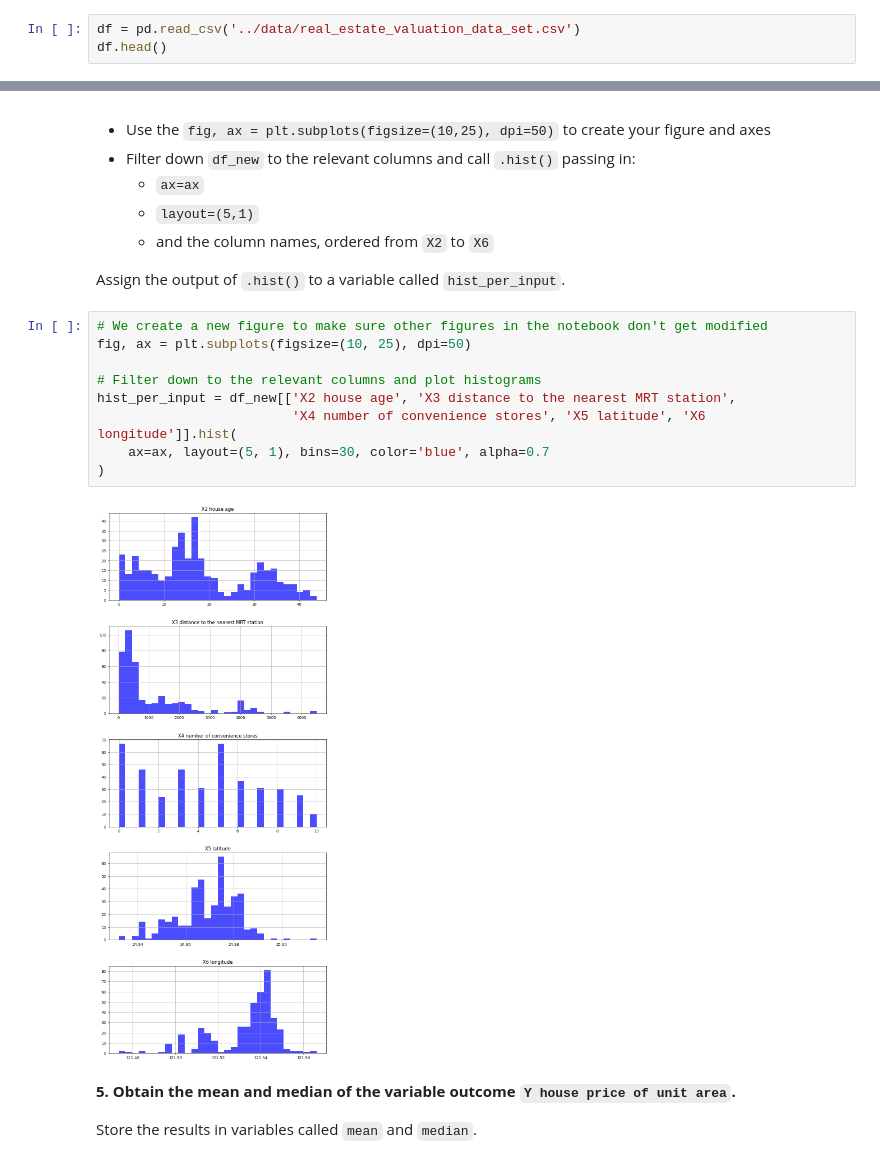
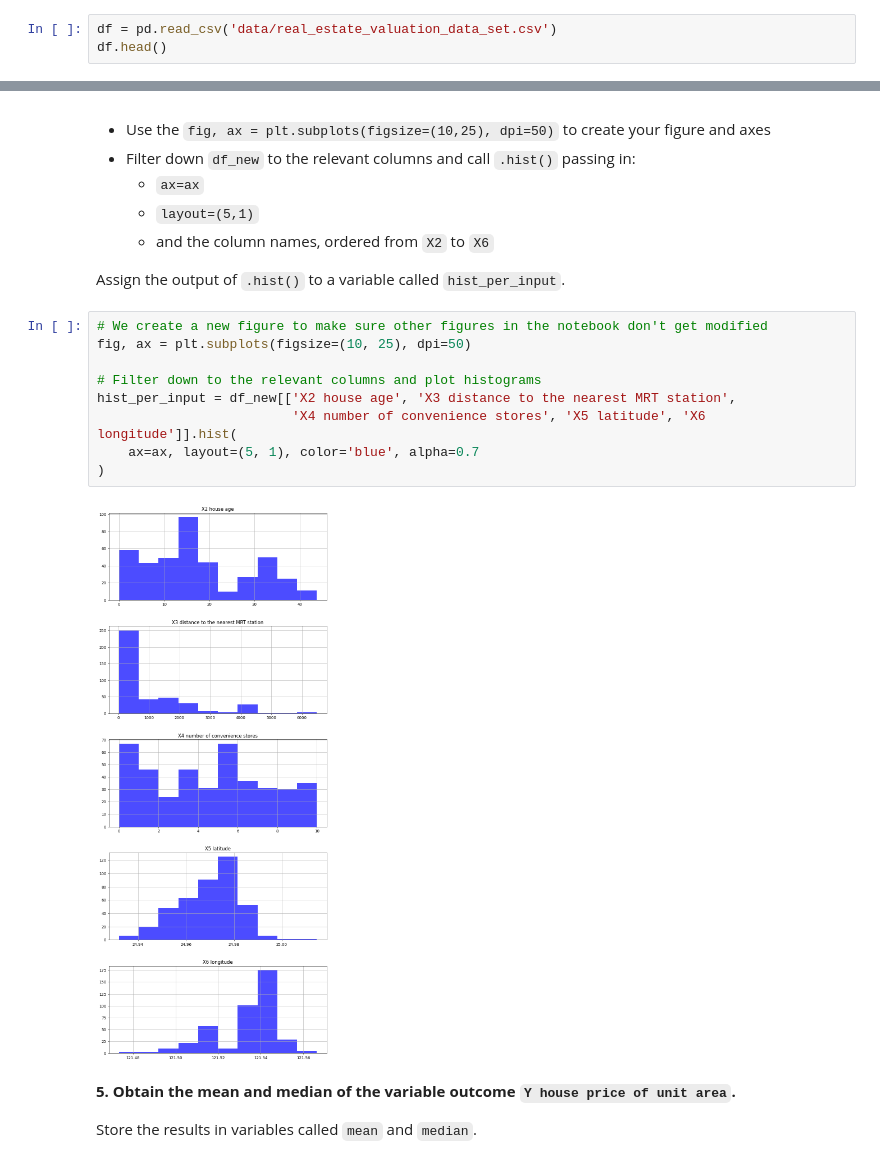
Before and after one commit to hackneycrypto/Introduction-to-Machine-Learning, a Jupyter notebook: notebooks/real_estate_analysis.ipynb, the cells around one changed output, grey strips where cells are left out. Saved outputs shown, nothing was run; the diff lists cells and outputs as text.

```diff
--- a/notebooks/real_estate_analysis.ipynb
+++ b/notebooks/real_estate_analysis.ipynb
@@ -43,7 +43,7 @@ import matplotlib.pyplot as plt
 
 With these libaries, in particular `pandas`, let's load the `real_estate_valuation_data_set.csv` file, which is located in a folder called `data`, into a DataFrame named `df` using the following code:
 # %%
-df = pd.read_csv('../data/real_estate_valuation_data_set.csv')
+df = pd.read_csv('data/real_estate_valuation_data_set.csv')
 df.head()
 # %% [output]
 |  | X1 transaction date | X2 house age | X3 distance to the nearest MRT st... | X4 number of convenience stores | X5 latitude | ... |
@@ -131,14 +129,14 @@ Assign the output of `.hist()` to a variable called `hist_per_input`.
 # %%
 # We create a new figure to make sure other figures in the notebook don't get modified
 fig, ax = plt.subplots(figsize=(10, 25), dpi=50)
 
 # Filter down to the relevant columns and plot histograms
 hist_per_input = df_new[['X2 house age', 'X3 distance to the nearest MRT station',
                          'X4 number of convenience stores', 'X5 latitude', 'X6 longitude']].hist(
-    ax=ax, layout=(5, 1), bins=30, color='blue', alpha=0.7
+    ax=ax, layout=(5, 1), color='blue', alpha=0.7
 )
 # %% [output]
-[figure, old version]
+[figure, new version]
 # %% [markdown]
 **5. Obtain the mean and median of the variable outcome `Y house price of unit area`.**
 
```
Also changed, not shown: parts of 10 cells of this notebook.
